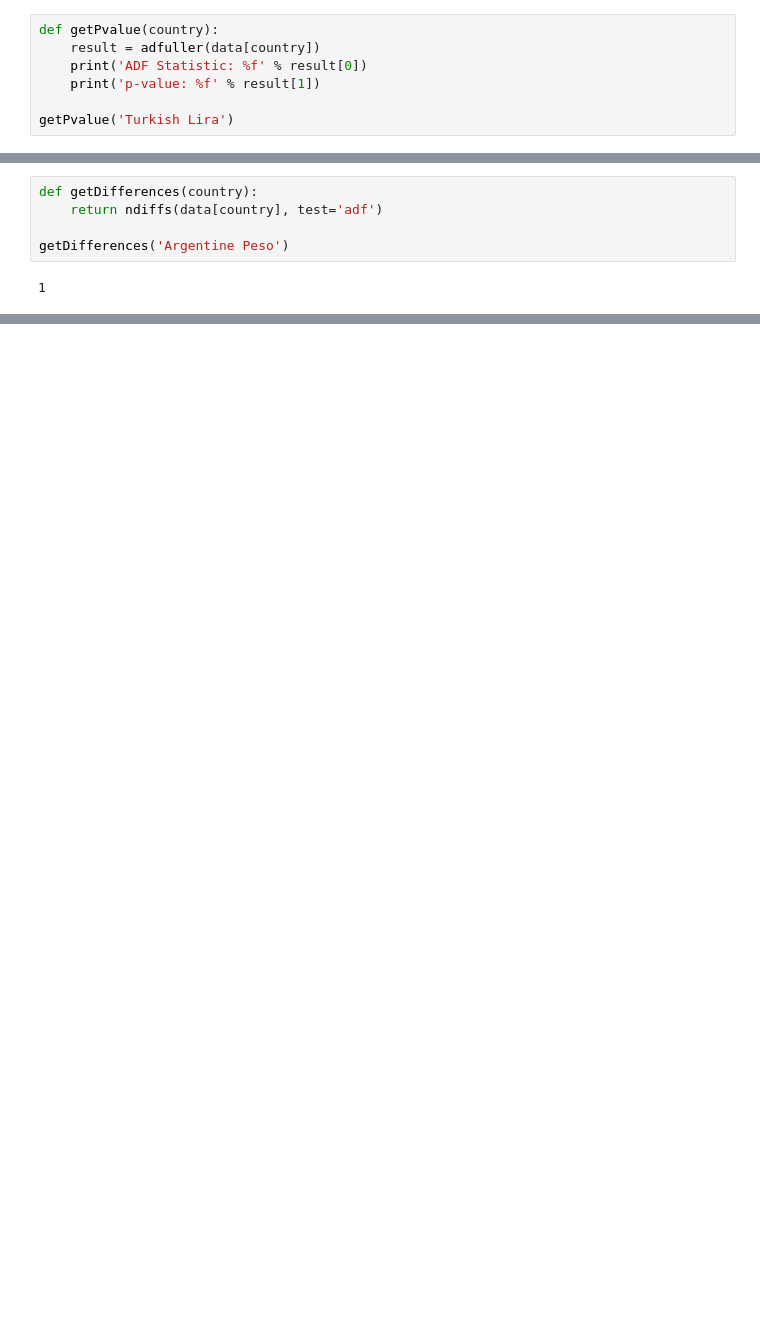
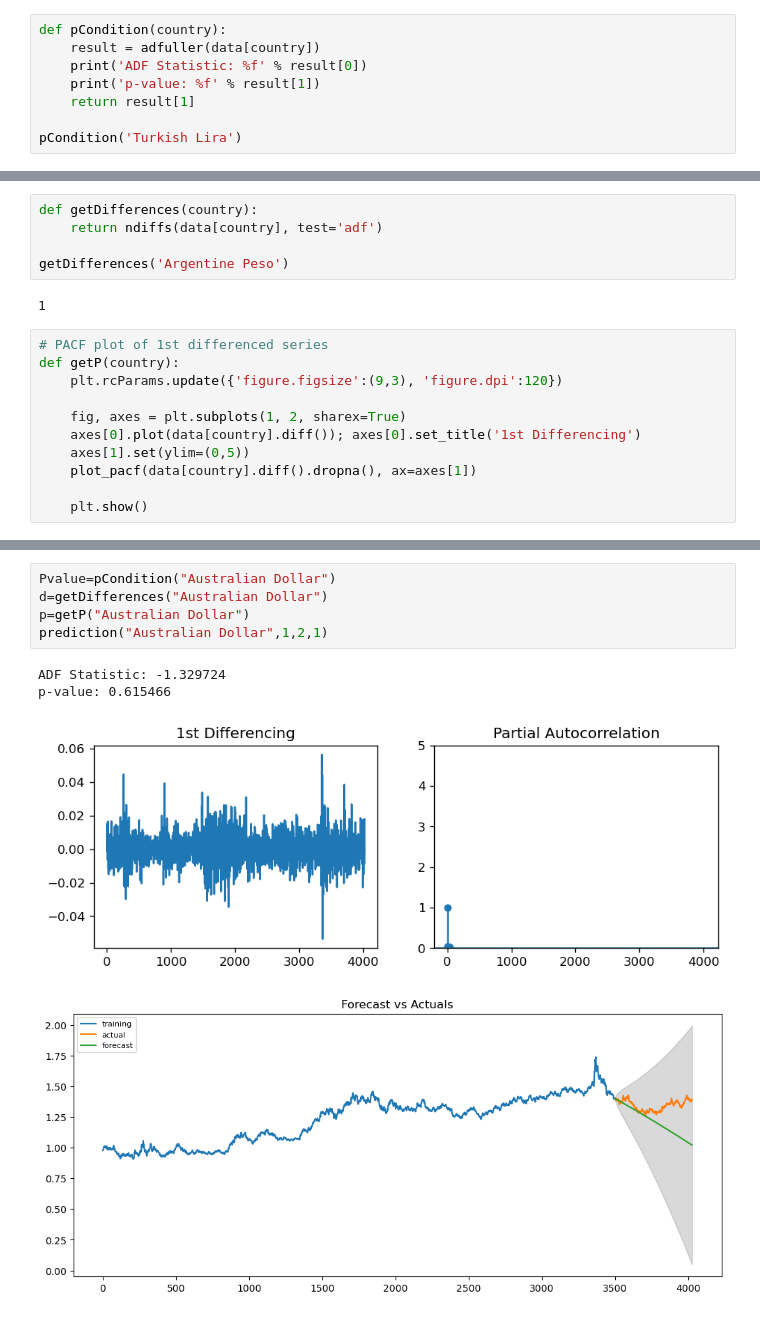
Before and after one commit to AlaaeddineBesbes/DATA731-Market-Movement, a Jupyter notebook: Projet.ipynb, the cells around one changed output, grey strips where cells are left out. Saved outputs shown, nothing was run; the diff lists cells and outputs as text; blank space fills up the shorter version.

Commit message:
Prediction

```diff
--- a/Projet.ipynb
+++ b/Projet.ipynb
@@ -346,12 +346,13 @@ print(EKL(x2, x3))
 # %% [markdown]
 --> Cas du peso argentin
 # %%
-def getPvalue(country):
+def pCondition(country):
     result = adfuller(data[country])
     print('ADF Statistic: %f' % result[0])
     print('p-value: %f' % result[1])
+    return result[1]
 
-getPvalue('Turkish Lira')
+pCondition('Turkish Lira')
 # %% [output]
 ADF Statistic: 2.447675
 p-value: 0.999031
@@ -395,6 +397,17 @@ def getDifferences(country):
 getDifferences('Argentine Peso')
 # %% [output]
 1
+# %%
+# PACF plot of 1st differenced series
+def getP(country):
+    plt.rcParams.update({'figure.figsize':(9,3), 'figure.dpi':120})
+
+    fig, axes = plt.subplots(1, 2, sharex=True)
+    axes[0].plot(data[country].diff()); axes[0].set_title('1st Differencing')
+    axes[1].set(ylim=(0,5))
+    plot_pacf(data[country].diff().dropna(), ax=axes[1])
+
+    plt.show()
 # %%
 def getQ(country):
     fig, axes = plt.subplots(4, 2, sharex=True)
@@ -455,0 +469,10 @@ between arima and model) and statsmodels.tsa.SARIMAX.
+# %%
+Pvalue=pCondition("Australian Dollar")
+d=getDifferences("Australian Dollar")
+p=getP("Australian Dollar")
+prediction("Australian Dollar",1,2,1)
+# %% [output]
+ADF Statistic: -1.329724
+p-value: 0.615466
+[figure, added]
+[figure, added]
```
Also changed, not shown: parts of 15 cells of this notebook.
